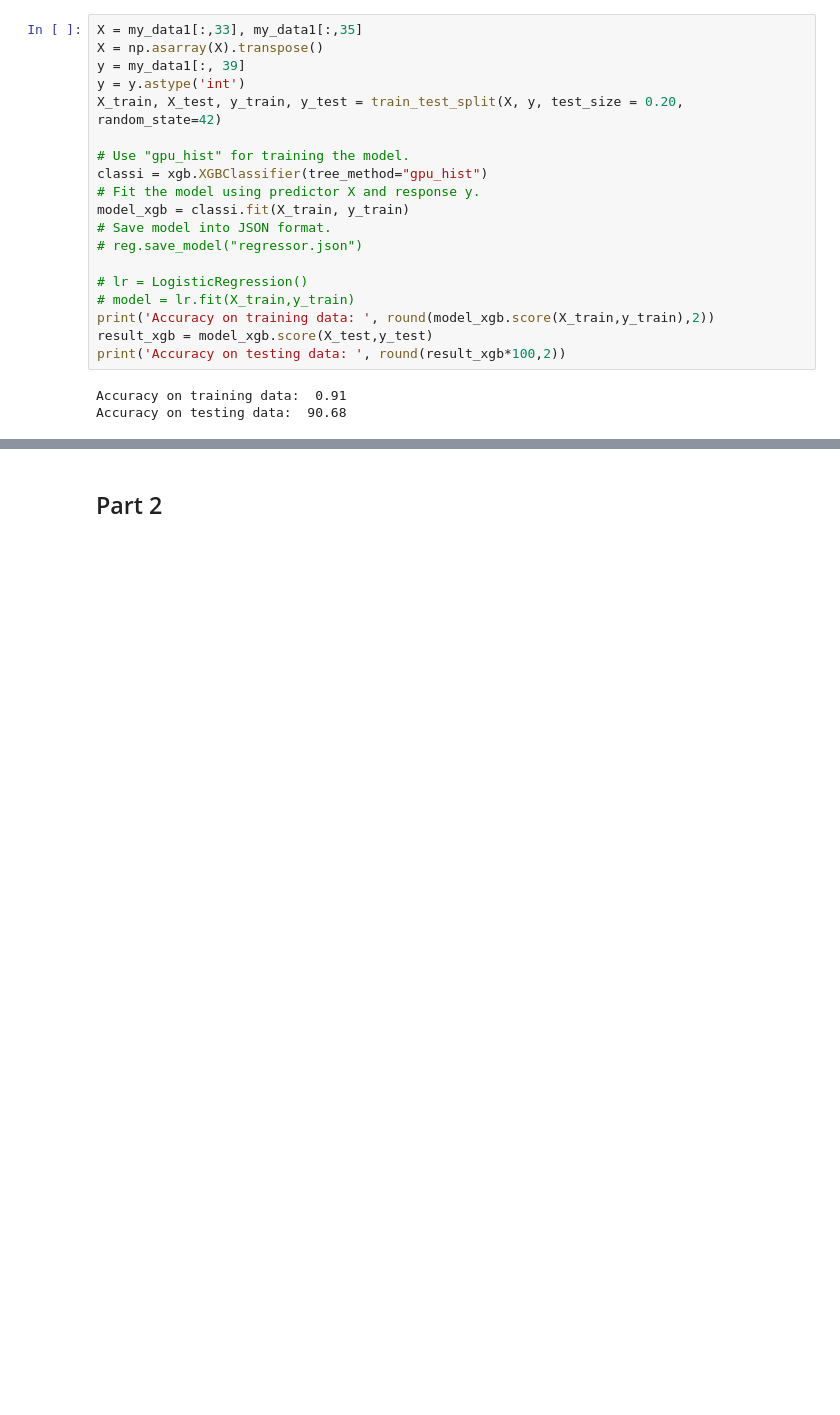
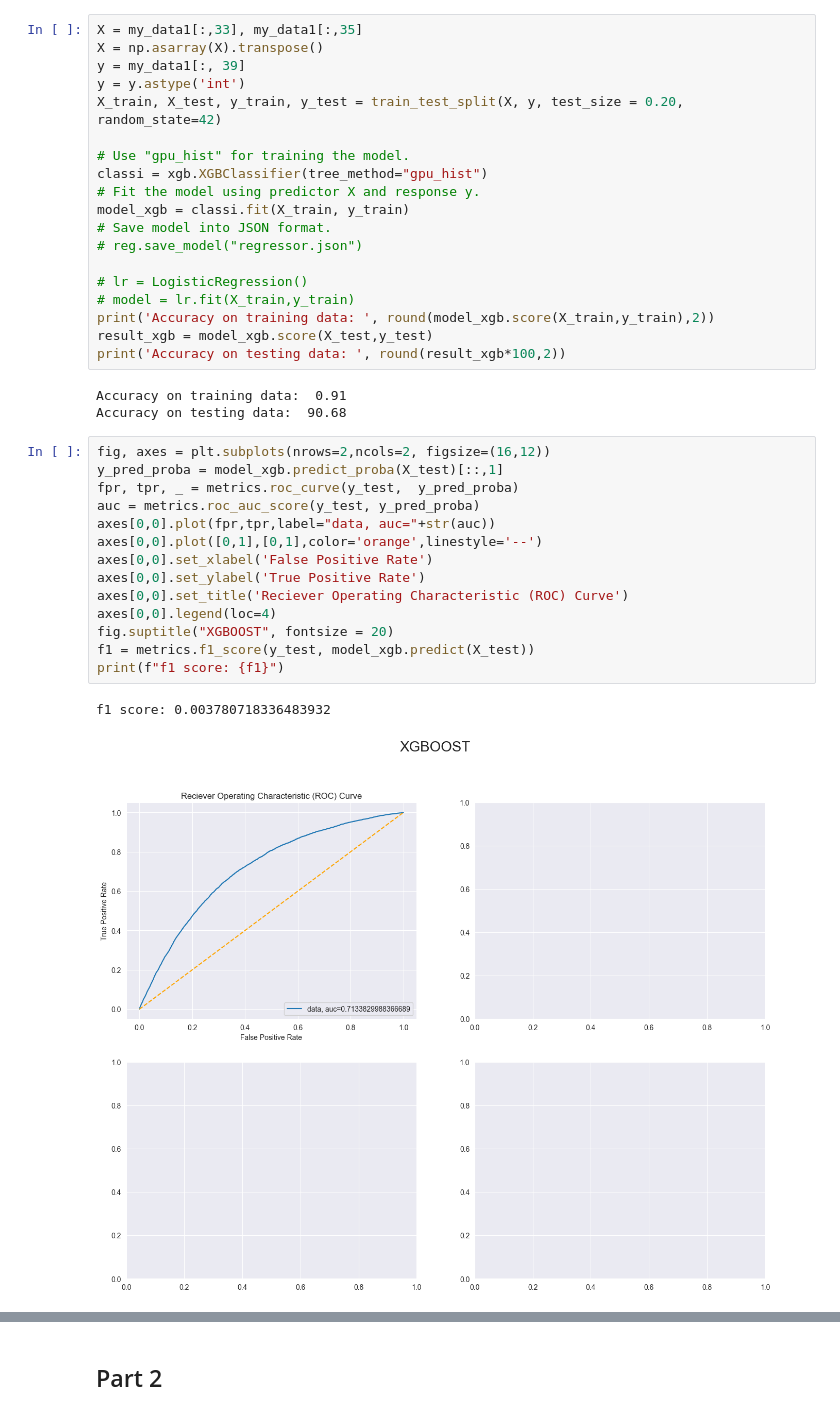
Before and after one commit to nassimwalha/IFT-6758, a Jupyter notebook: notebooks/Advanced Models.ipynb, the cells around one changed output, grey strips where cells are left out. Cells and saved outputs as stored; diff of their text form; blank space fills up the shorter version.

```diff
--- a/notebooks/Advanced Models.ipynb
+++ b/notebooks/Advanced Models.ipynb
@@ -149,3 +149,20 @@ print('Accuracy on testing data: ', round(result_xgb*100,2))
 # %% [output]
 Accuracy on training data:  0.91
 Accuracy on testing data:  90.68
+# %%
+fig, axes = plt.subplots(nrows=2,ncols=2, figsize=(16,12))
+y_pred_proba = model_xgb.predict_proba(X_test)[::,1]
+fpr, tpr, _ = metrics.roc_curve(y_test,  y_pred_proba)
+auc = metrics.roc_auc_score(y_test, y_pred_proba)
+axes[0,0].plot(fpr,tpr,label="data, auc="+str(auc))
+axes[0,0].plot([0,1],[0,1],color='orange',linestyle='--')
+axes[0,0].set_xlabel('False Positive Rate')
+axes[0,0].set_ylabel('True Positive Rate')
+axes[0,0].set_title('Reciever Operating Characteristic (ROC) Curve')
+axes[0,0].legend(loc=4)
+fig.suptitle("XGBOOST", fontsize = 20)
+f1 = metrics.f1_score(y_test, model_xgb.predict(X_test))
+print(f"f1 score: {f1}")
+# %% [output]
+f1 score: 0.003780718336483932
+[figure, added]
```
Also changed, not shown: parts of 3 cells of this notebook.
